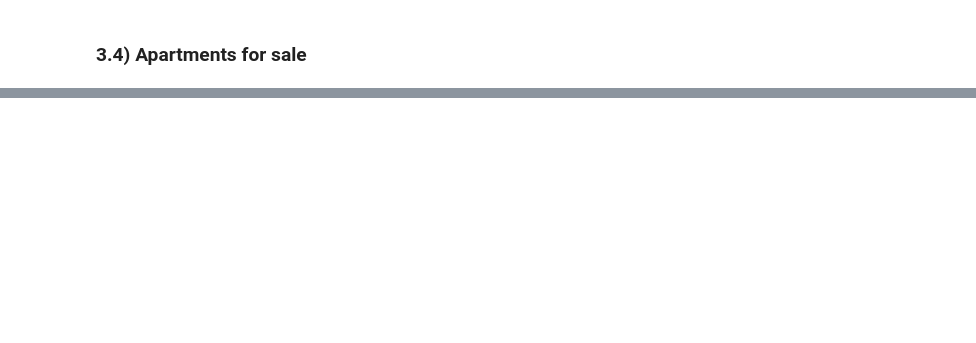
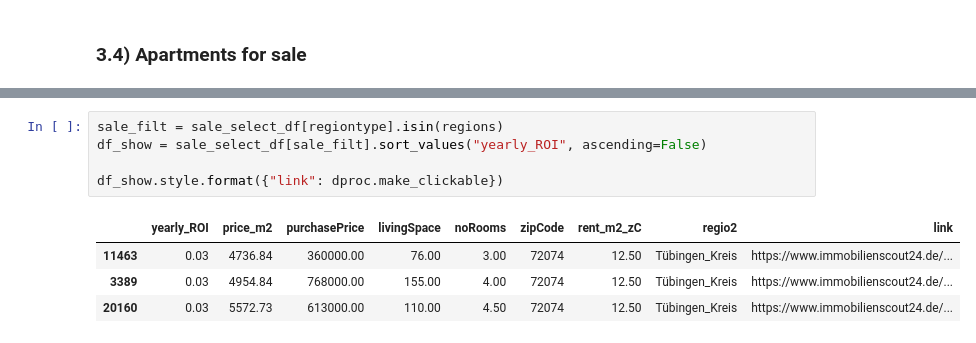
Before and after one commit to maxtue/ApartmentListings, a Jupyter notebook: data_analysis/single_date.ipynb, the cells around one changed output, grey strips where cells are left out. Drawn from its saved outputs; the diff is of its cells as text; blank space fills up the shorter version.

```diff
--- a/data_analysis/single_date.ipynb
+++ b/data_analysis/single_date.ipynb
@@ -330,0 +317,10 @@ sale_select_df[sale_filt].sort_values(sale_ord, ascending=False)
+# %%
+sale_filt = sale_select_df[regiontype].isin(regions)
+df_show = sale_select_df[sale_filt].sort_values("yearly_ROI", ascending=False)
+
+df_show.style.format({"link": dproc.make_clickable})
+# %% [output]
+|  | yearly_ROI | price_m2 | purchasePrice | livingSpace | noRooms | zipCode | rent_m2_zC | regio2 | link |
+| 11463 | 0.03 | 4736.84 | 360000.00 | 76.00 | 3.00 | 72074 | 12.50 | Tübingen_Kreis | https://www.immobilienscout24.de/... |
+| 3389 | 0.03 | 4954.84 | 768000.00 | 155.00 | 4.00 | 72074 | 12.50 | Tübingen_Kreis | https://www.immobilienscout24.de/... |
+| 20160 | 0.03 | 5572.73 | 613000.00 | 110.00 | 4.50 | 72074 | 12.50 | Tübingen_Kreis | https://www.immobilienscout24.de/... |
```
Also changed, not shown: parts of 9 cells of this notebook, 2 other files.
